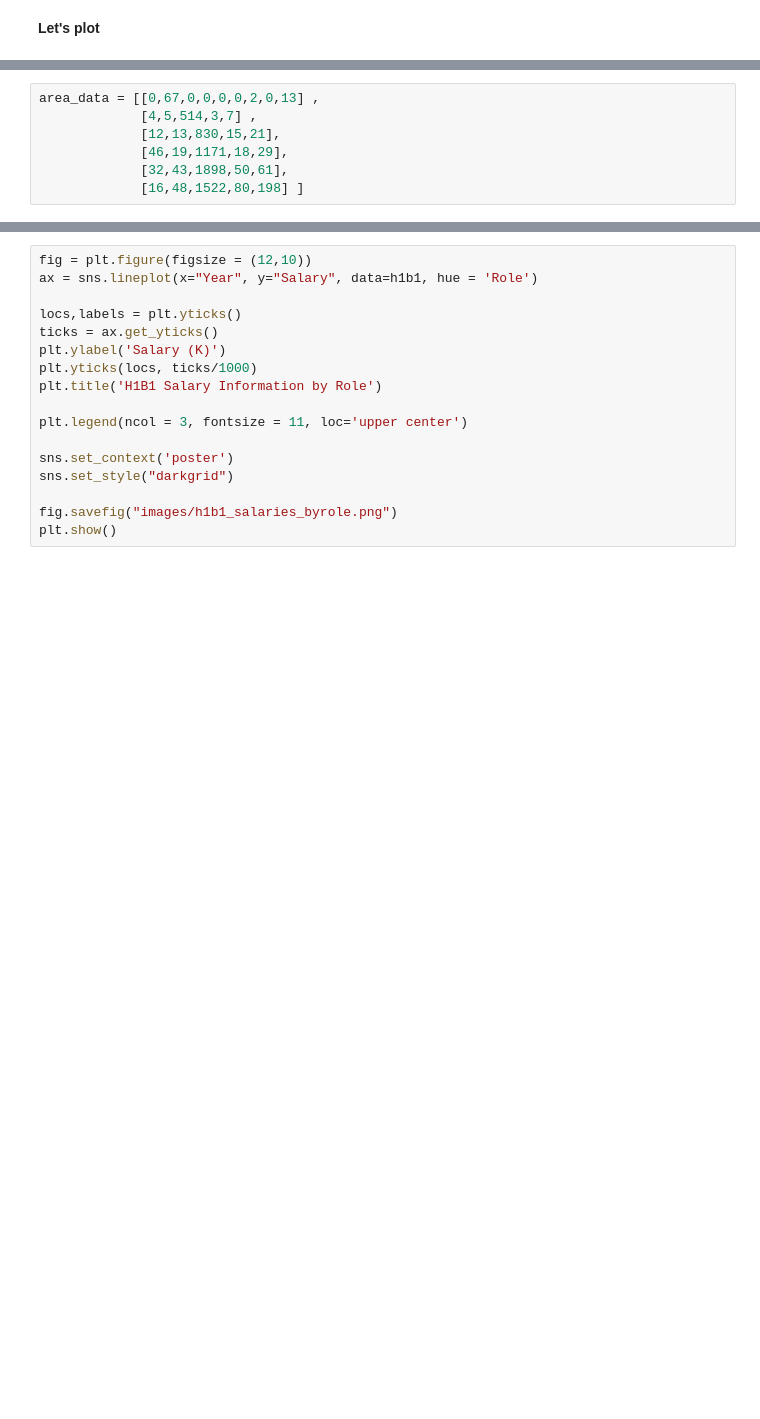
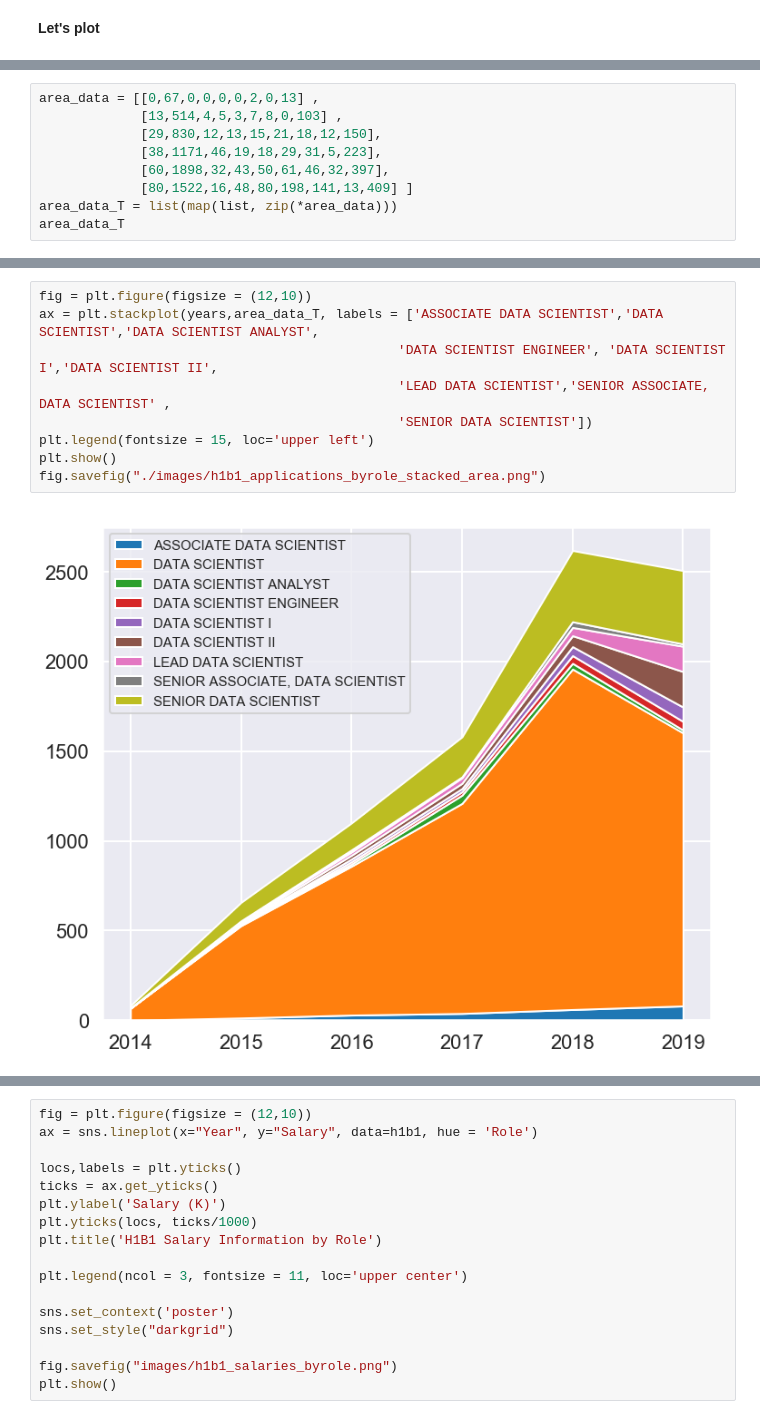
Before and after one commit to Jaboola9/Data_Scientist_Salaries_USA, a Jupyter notebook: SalariesNotebook.ipynb, the cells around one changed output, grey strips where cells are left out. Cells and saved outputs as stored; diff of their text form; blank space fills up the shorter version.

```diff
--- a/SalariesNotebook.ipynb
+++ b/SalariesNotebook.ipynb
@@ -151,8 +153,10 @@ pd.pivot_table(h1b1,values='Status',columns = 'Role',index = 'Year',aggfunc = 'c
 | 2019 | 80.0 | 1522.0 | 16.0 | 48.0 | 80.0 | ... |
 # %%
 area_data = [[0,67,0,0,0,0,2,0,13] ,
-             [4,5,514,3,7] ,
-             [12,13,830,15,21],
-             [46,19,1171,18,29],
-             [32,43,1898,50,61],
-             [16,48,1522,80,198] ]
+             [13,514,4,5,3,7,8,0,103] ,
+             [29,830,12,13,15,21,18,12,150],
+             [38,1171,46,19,18,29,31,5,223],
+             [60,1898,32,43,50,61,46,32,397],
+             [80,1522,16,48,80,198,141,13,409] ]
+area_data_T = list(map(list, zip(*area_data)))
+area_data_T
@@ -159,3 +173,14 @@ area_data = [[0,67,0,0,0,0,2,0,13] ,
+# %%
+fig = plt.figure(figsize = (12,10))
+ax = plt.stackplot(years,area_data_T, labels = ['ASSOCIATE DATA SCIENTIST','DATA SCIENTIST','DATA SCIENTIST ANALYST',
+                                              'DATA SCIENTIST ENGINEER', 'DATA SCIENTIST I','DATA SCIENTIST II',
+                                              'LEAD DATA SCIENTIST','SENIOR ASSOCIATE, DATA SCIENTIST' ,
+                                              'SENIOR DATA SCIENTIST'])
+plt.legend(fontsize = 15, loc='upper left')
+plt.show()
+fig.savefig("./images/h1b1_applications_byrole_stacked_area.png")
+# %% [output]
+[figure, added]
 # %%
 fig = plt.figure(figsize = (12,10))
 
```
Also changed, not shown: parts of 4 cells of this notebook, 3 other files.
